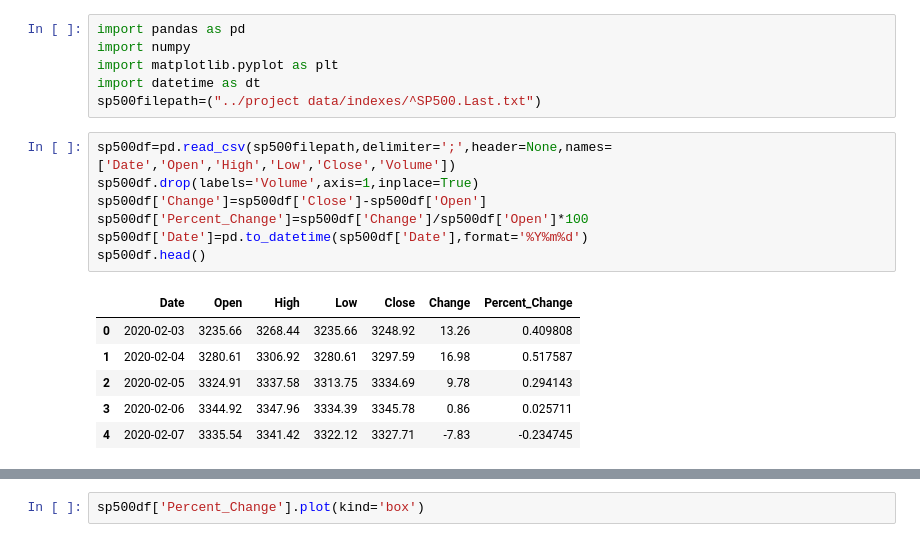
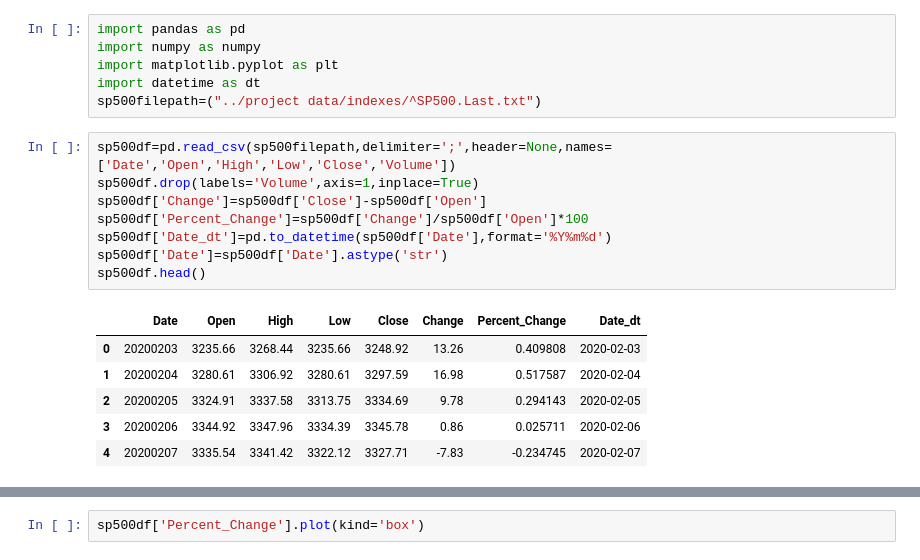
Before and after one commit to Bandelero/Covids-Effect-on-the-Stock-Market, a Jupyter notebook: wordcloud/wordcloud.ipynb, the cells around one changed output, grey strips where cells are left out. Saved outputs shown, nothing was run; the diff lists cells and outputs as text.

```diff
--- a/wordcloud/wordcloud.ipynb
+++ b/wordcloud/wordcloud.ipynb
@@ -1,21 +1,22 @@
 # %%
 import pandas as pd
-import numpy
+import numpy as numpy
 import matplotlib.pyplot as plt
 import datetime as dt
 sp500filepath=("../project data/indexes/^SP500.Last.txt")
 # %%
 sp500df=pd.read_csv(sp500filepath,delimiter=';',header=None,names=['Date','Open','High','Low','Close','Volume'])
 sp500df.drop(labels='Volume',axis=1,inplace=True)
 sp500df['Change']=sp500df['Close']-sp500df['Open']
 sp500df['Percent_Change']=sp500df['Change']/sp500df['Open']*100
-sp500df['Date']=pd.to_datetime(sp500df['Date'],format='%Y%m%d')
+sp500df['Date_dt']=pd.to_datetime(sp500df['Date'],format='%Y%m%d')
+sp500df['Date']=sp500df['Date'].astype('str')
 sp500df.head()
 # %% [output]
-|  | Date | Open | High | Low | Close | Change | Percent_Change |
-| 0 | 2020-02-03 | 3235.66 | 3268.44 | 3235.66 | 3248.92 | 13.26 | 0.409808 |
-| 1 | 2020-02-04 | 3280.61 | 3306.92 | 3280.61 | 3297.59 | 16.98 | 0.517587 |
-| 2 | 2020-02-05 | 3324.91 | 3337.58 | 3313.75 | 3334.69 | 9.78 | 0.294143 |
-| 3 | 2020-02-06 | 3344.92 | 3347.96 | 3334.39 | 3345.78 | 0.86 | 0.025711 |
-| 4 | 2020-02-07 | 3335.54 | 3341.42 | 3322.12 | 3327.71 | -7.83 | -0.234745 |
+|  | Date | Open | High | Low | Close | Change | Percent_Change | Date_dt |
+| 0 | 20200203 | 3235.66 | 3268.44 | 3235.66 | 3248.92 | 13.26 | 0.409808 | 2020-02-03 |
+| 1 | 20200204 | 3280.61 | 3306.92 | 3280.61 | 3297.59 | 16.98 | 0.517587 | 2020-02-04 |
+| 2 | 20200205 | 3324.91 | 3337.58 | 3313.75 | 3334.69 | 9.78 | 0.294143 | 2020-02-05 |
+| 3 | 20200206 | 3344.92 | 3347.96 | 3334.39 | 3345.78 | 0.86 | 0.025711 | 2020-02-06 |
+| 4 | 20200207 | 3335.54 | 3341.42 | 3322.12 | 3327.71 | -7.83 | -0.234745 | 2020-02-07 |
 # %%
```
Also changed, not shown: parts of 16 cells of this notebook, 6 other files.
